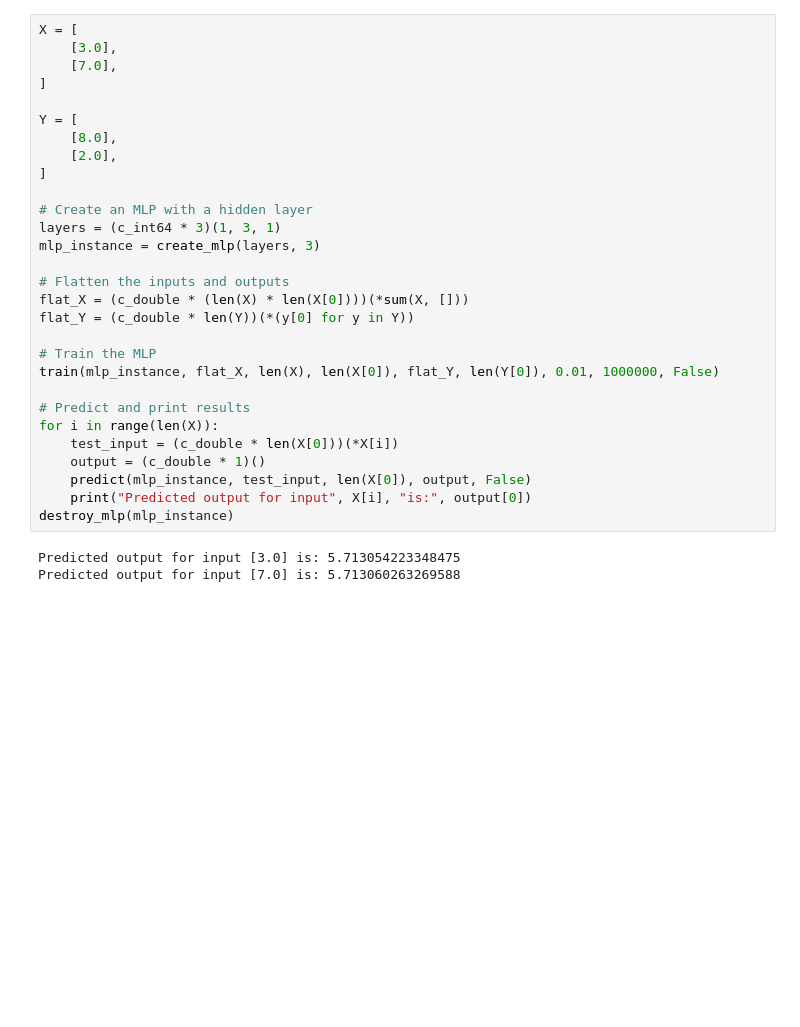
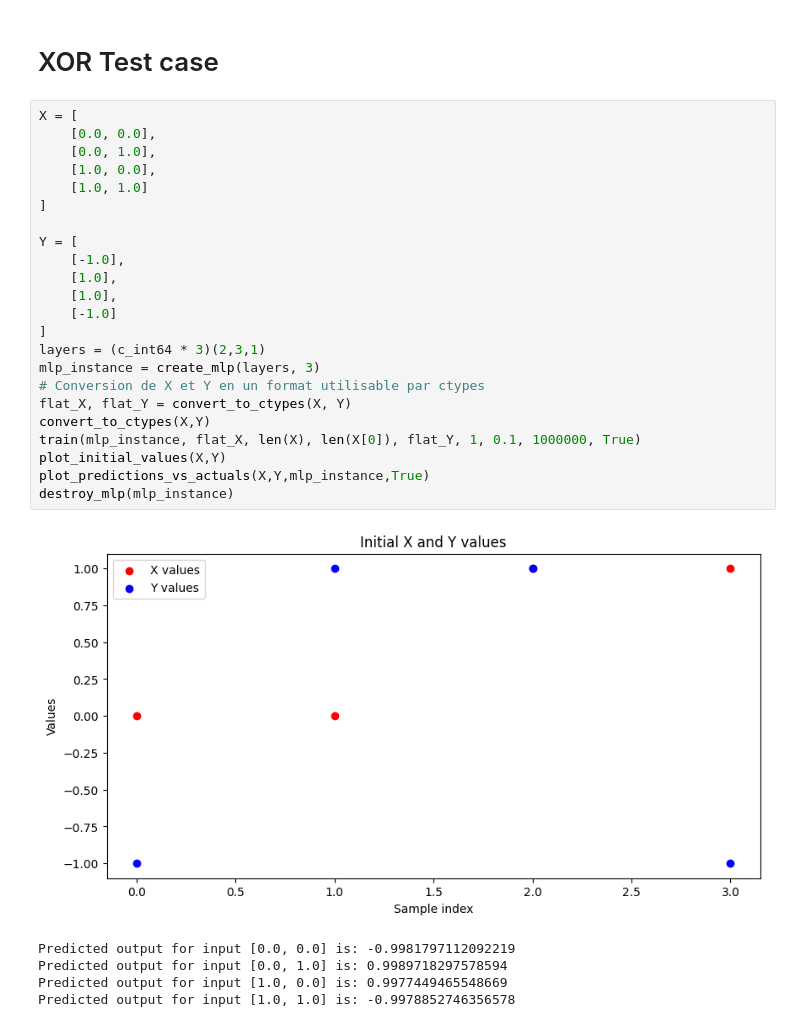
Before and after one commit to AmirDhouib2001/IABD3.PA, a Jupyter notebook: src/Rapport Interactif.ipynb, the cells around one changed output. Saved outputs shown, nothing was run; the diff lists cells and outputs as text; blank space fills up the shorter version.

```diff
--- a/src/Rapport Interactif.ipynb
+++ b/src/Rapport Interactif.ipynb
@@ -83,32 +90,31 @@ Predicted output for input [1.0, 1.0] is: -0.9916722463964911
+# %% [markdown]
+# XOR Test case
 # %%
 X = [
-    [3.0],
-    [7.0],
+    [0.0, 0.0],
+    [0.0, 1.0],
+    [1.0, 0.0],
+    [1.0, 1.0]
 ]
 
 Y = [
-    [8.0],
-    [2.0],
+    [-1.0],
+    [1.0],
+    [1.0],
+    [-1.0]
 ]
-
-# Create an MLP with a hidden layer
-layers = (c_int64 * 3)(1, 3, 1)
+layers = (c_int64 * 3)(2,3,1)
 mlp_instance = create_mlp(layers, 3)
-
-# Flatten the inputs and outputs
-flat_X = (c_double * (len(X) * len(X[0])))(*sum(X, []))
-flat_Y = (c_double * len(Y))(*(y[0] for y in Y))
-
-# Train the MLP
-train(mlp_instance, flat_X, len(X), len(X[0]), flat_Y, len(Y[0]), 0.01, 1000000, False)
-
-# Predict and print results
-for i in range(len(X)):
-    test_input = (c_double * len(X[0]))(*X[i])
-    output = (c_double * 1)()
-    predict(mlp_instance, test_input, len(X[0]), output, False)
-    print("Predicted output for input", X[i], "is:", output[0])
+# Conversion de X et Y en un format utilisable par ctypes
+flat_X, flat_Y = convert_to_ctypes(X, Y)
+convert_to_ctypes(X,Y)
+train(mlp_instance, flat_X, len(X), len(X[0]), flat_Y, 1, 0.1, 1000000, True)
+plot_initial_values(X,Y)
+plot_predictions_vs_actuals(X,Y,mlp_instance,True)
 destroy_mlp(mlp_instance)
 # %% [output]
+[figure, added]
-Predicted output for input [3.0] is: 5.713054223348475
-Predicted output for input [7.0] is: 5.713060263269588
+Predicted output for input [0.0, 0.0] is: -0.9981797112092219
+Predicted output for input [0.0, 1.0] is: 0.9989718297578594
+Predicted output for input [1.0, 0.0] is: 0.9977449465548669
+Predicted output for input [1.0, 1.0] is: -0.9978852746356578
```
Also changed, not shown: parts of 9 cells of this notebook, 1 other file.
